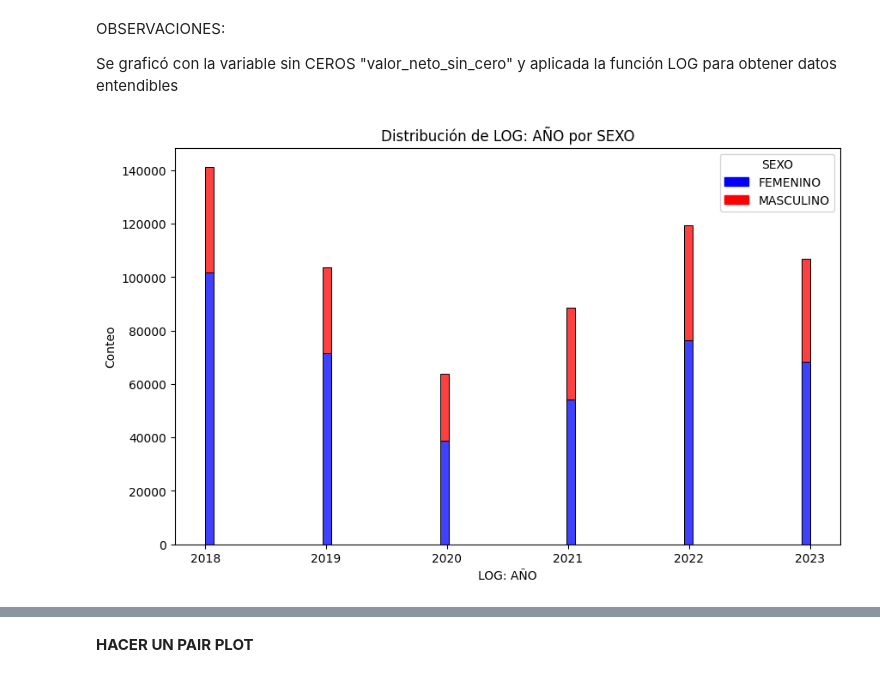
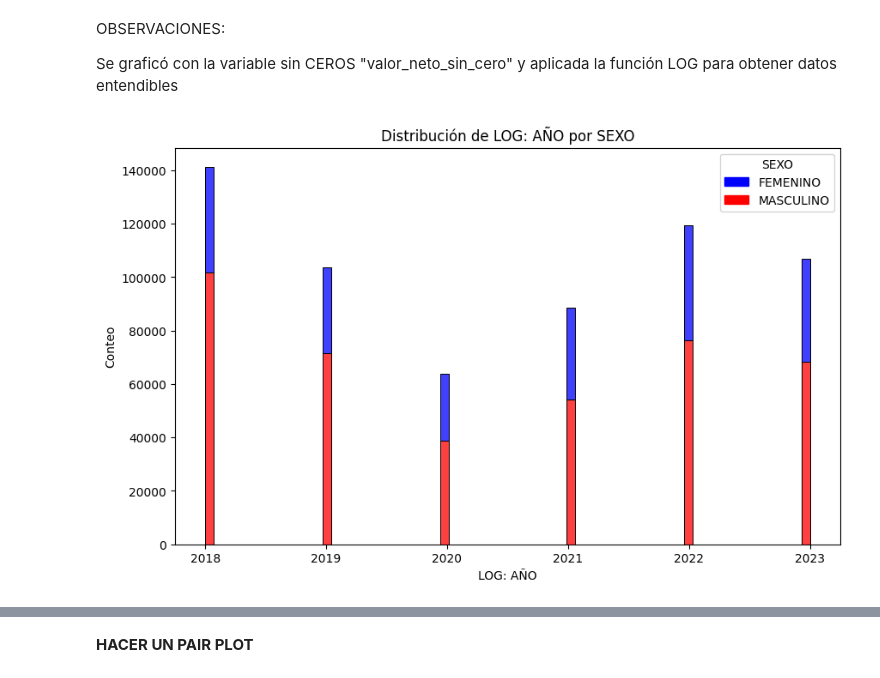
Before and after one commit to Sergius-DS/elecciOn_datasets, a Jupyter notebook: diabetes_EDA_Limpieza_03_Dic2024.ipynb, the cells around one changed output, grey strips where cells are left out. Saved outputs shown, nothing was run; the diff lists cells and outputs as text; code cells hidden in the pictures.

```diff
--- a/diabetes_EDA_Limpieza_03_Dic2024.ipynb
+++ b/diabetes_EDA_Limpieza_03_Dic2024.ipynb
@@ -341,23 +350,23 @@ Se graficó con la variable sin CEROS "valor_neto_sin_cero" y aplicada la funci
 # %%
 variable = 'AÑO'
 # Graficar el histograma con tono por género
 plt.figure(figsize=(10, 6))
-sns.histplot(data=ds, x='AÑO', hue='SEXO', multiple='stack', palette={'FEMENINO': 'blue', 'MASCULINO': 'red'})
+sns.histplot(data=ds, x='AÑO', hue='SEXO', multiple='stack', palette={0: 'blue', 1: 'red'})
 
 # Configurar el título y las etiquetas
 plt.title(f'Distribución de LOG: {variable} por SEXO')
 plt.xlabel(f"LOG: {variable}")
 plt.ylabel('Conteo')
 
 # Crear identificadores de leyenda personalizados
 blue_patch = mpatches.Patch(color='blue', label='FEMENINO')
 red_patch = mpatches.Patch(color='red', label='MASCULINO')
 
 # Mostrar el gráfico con leyenda personalizada
 plt.legend(handles=[blue_patch, red_patch], title='SEXO')
 plt.show()
 # %% [output]
-[figure, old version]
+[figure, new version]
 # %%
 numerical
 # %% [output]
```
Also changed, not shown: parts of 15 cells of this notebook.
